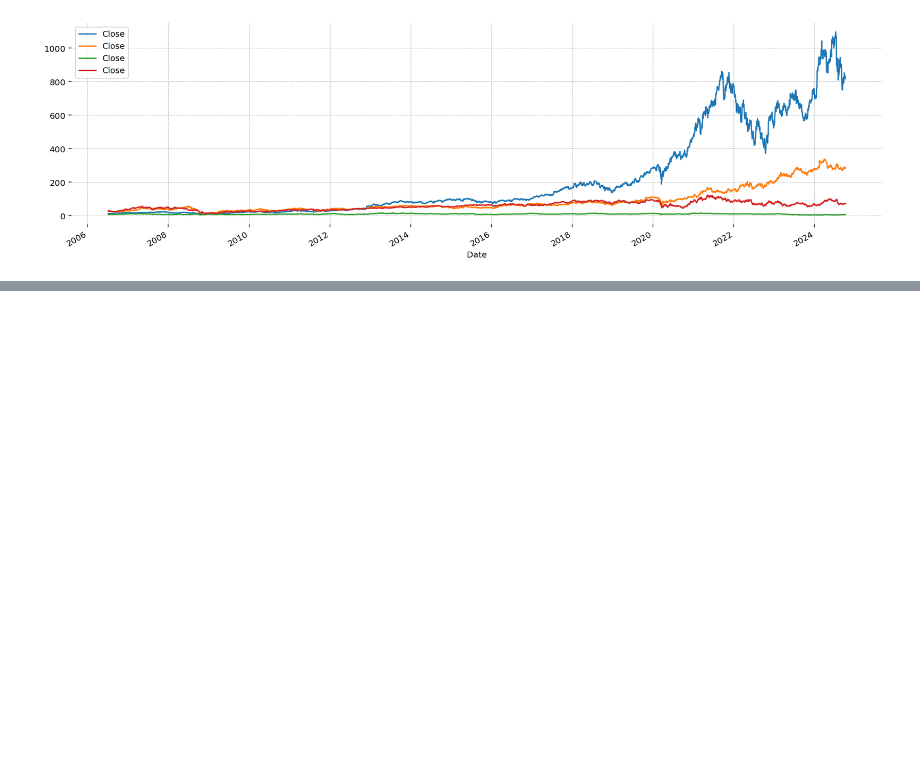
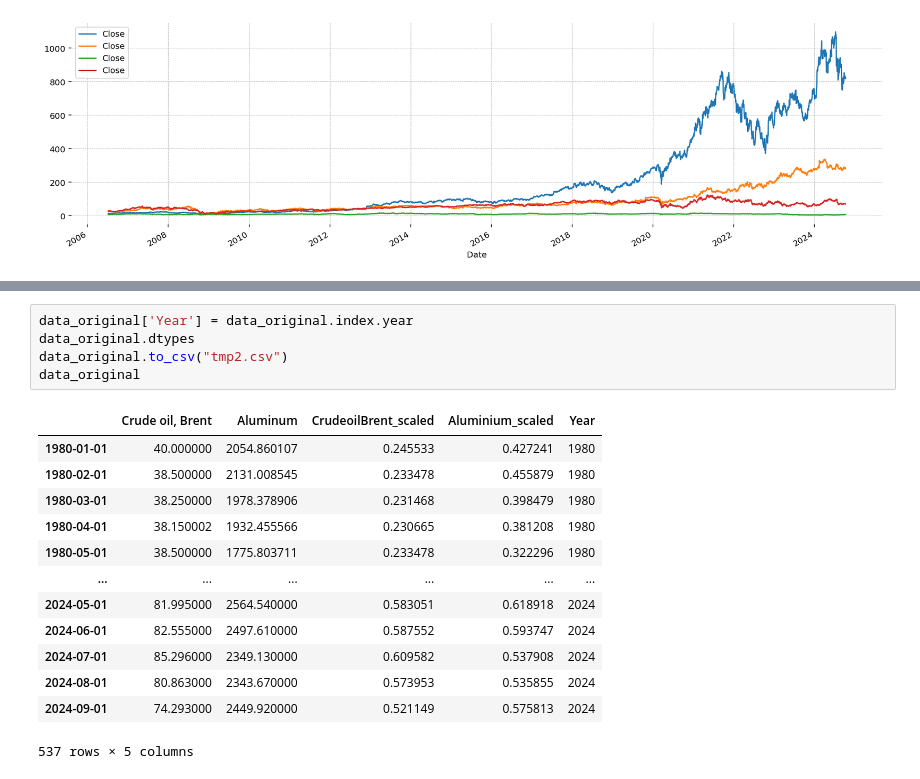
Before and after one commit to powell001/API_Data, a Jupyter notebook: code/googleFinance.ipynb, the cells around one changed output, grey strips where cells are left out. Drawn from its saved outputs; the diff is of its cells as text; blank space fills up the shorter version.

```diff
--- a/code/googleFinance.ipynb
+++ b/code/googleFinance.ipynb
@@ -129,0 +124,19 @@ India
+# %%
+data_original['Year'] = data_original.index.year
+data_original.dtypes
+data_original.to_csv("tmp2.csv")
+data_original
+# %% [output]
+|  | Crude oil, Brent | Aluminum | CrudeoilBrent_scaled | Aluminium_scaled | Year |
+| 1980-01-01 | 40.000000 | 2054.860107 | 0.245533 | 0.427241 | 1980 |
+| 1980-02-01 | 38.500000 | 2131.008545 | 0.233478 | 0.455879 | 1980 |
+| 1980-03-01 | 38.250000 | 1978.378906 | 0.231468 | 0.398479 | 1980 |
+| 1980-04-01 | 38.150002 | 1932.455566 | 0.230665 | 0.381208 | 1980 |
+| 1980-05-01 | 38.500000 | 1775.803711 | 0.233478 | 0.322296 | 1980 |
+| ... | ... | ... | ... | ... | ... |
+| 2024-05-01 | 81.995000 | 2564.540000 | 0.583051 | 0.618918 | 2024 |
+| 2024-06-01 | 82.555000 | 2497.610000 | 0.587552 | 0.593747 | 2024 |
+| 2024-07-01 | 85.296000 | 2349.130000 | 0.609582 | 0.537908 | 2024 |
+| 2024-08-01 | 80.863000 | 2343.670000 | 0.573953 | 0.535855 | 2024 |
+| 2024-09-01 | 74.293000 | 2449.920000 | 0.521149 | 0.575813 | 2024 |
+537 rows × 5 columns
```
Also changed, not shown: parts of 11 cells of this notebook, 1 other file.
